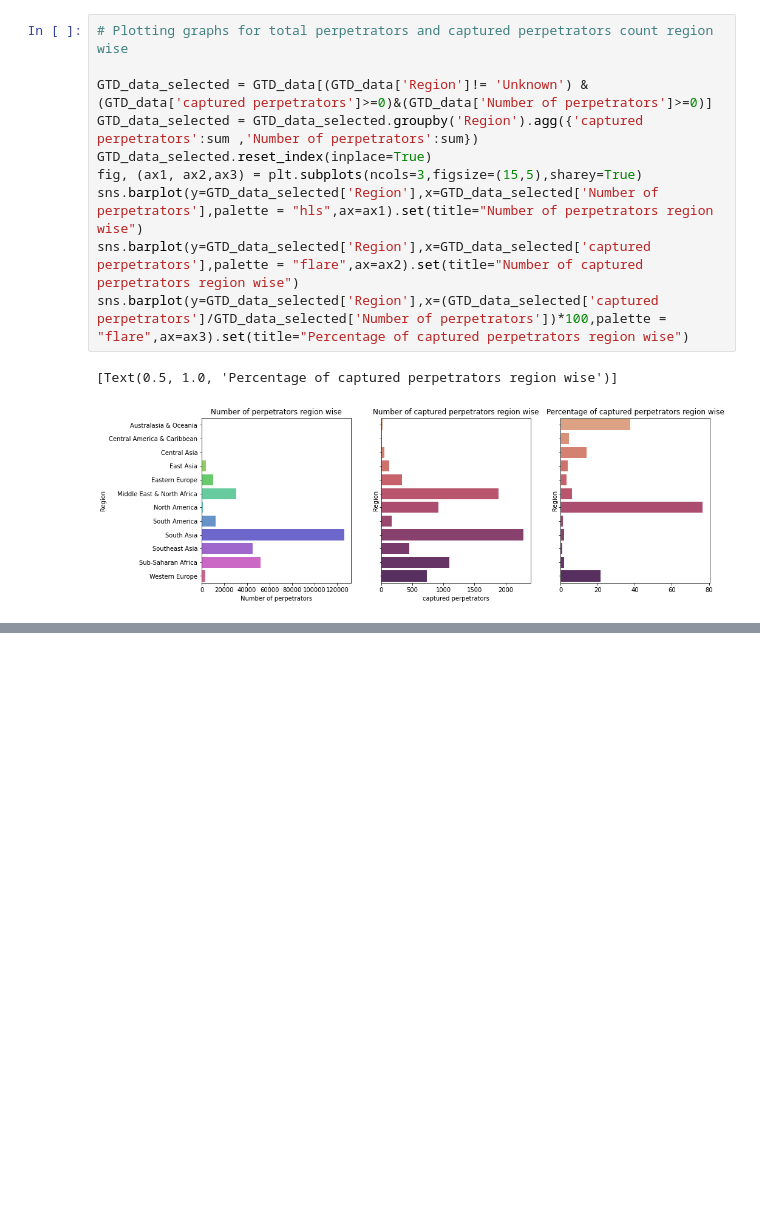
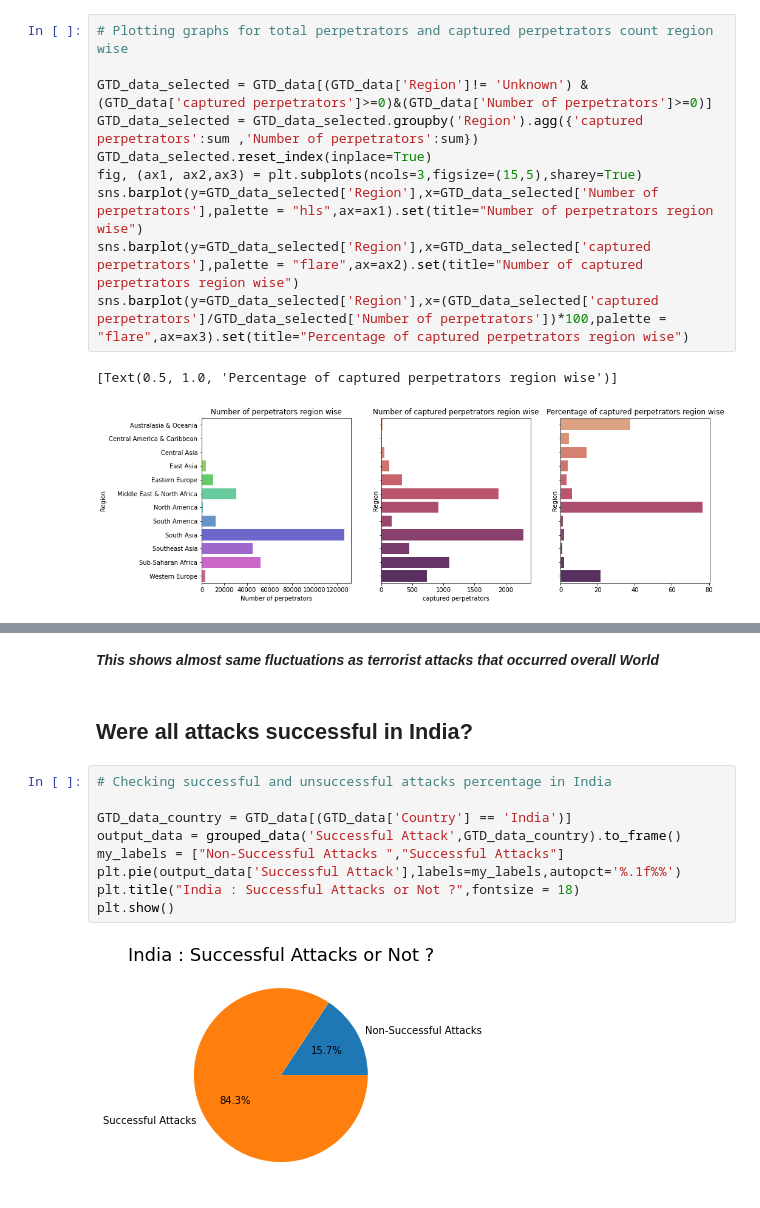
Before and after one commit to SAKSHIDHYANI/Global-Terrorism-Analysis, a Jupyter notebook: Global_Terrorism_Analysis.ipynb, the cells around one changed output, grey strips where cells are left out. Drawn from its saved outputs; the diff is of its cells as text; blank space fills up the shorter version.

```diff
--- a/Global_Terrorism_Analysis.ipynb
+++ b/Global_Terrorism_Analysis.ipynb
@@ -806,0 +808,15 @@ sns.barplot(y=GTD_data_selected['Region'],x=(GTD_data_selected['captured perpetr
+# %% [markdown]
+***This shows almost same fluctuations as terrorist attacks that occurred overall World***
+# %% [markdown]
+## **Were all attacks successful in India?**
+# %%
+# Checking successful and unsuccessful attacks percentage in India
+
+GTD_data_country = GTD_data[(GTD_data['Country'] == 'India')]
+output_data = grouped_data('Successful Attack',GTD_data_country).to_frame()
+my_labels = ["Non-Successful Attacks ","Successful Attacks"]
+plt.pie(output_data['Successful Attack'],labels=my_labels,autopct='%.1f%%')
+plt.title("India : Successful Attacks or Not ?",fontsize = 18)
+plt.show()
+# %% [output]
+[figure, added]
```
Also changed, not shown: parts of 68 cells of this notebook.
